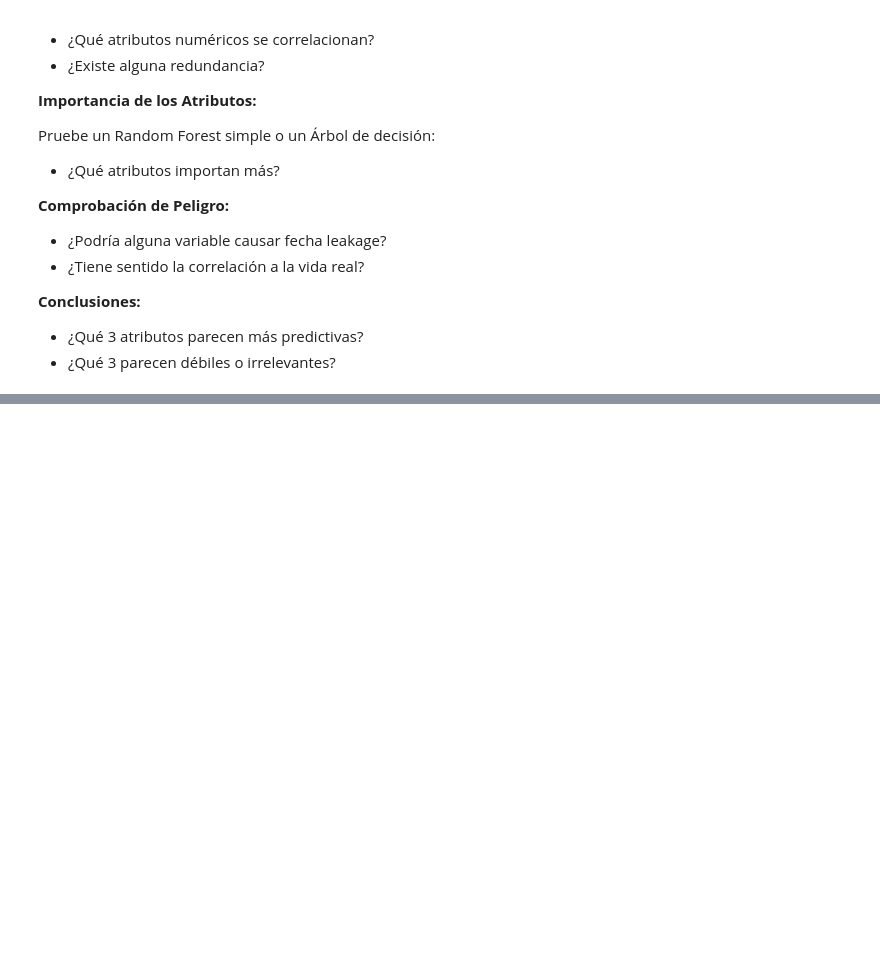
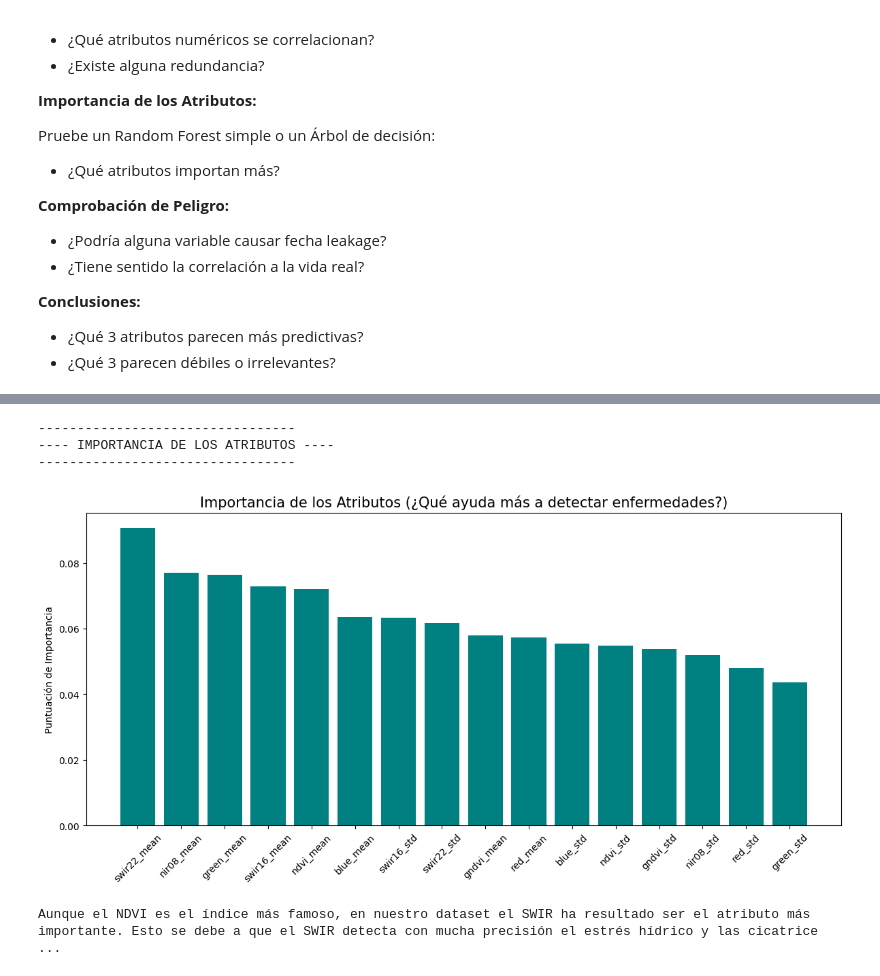
Before and after one commit to NIU1708803/Projecte_VC, a Jupyter notebook: notebooks/01_Adquisicion_y_Preprocesamiento_Satelital.ipynb, the cells around one changed output, grey strips where cells are left out. Cells and saved outputs as stored; diff of their text form; code cells hidden in the pictures; blank space fills up the shorter version.

Commit message:
Completados apartados de importancia de variables y predicciones

```diff
--- a/notebooks/01_Adquisicion_y_Preprocesamiento_Satelital.ipynb
+++ b/notebooks/01_Adquisicion_y_Preprocesamiento_Satelital.ipynb
@@ -594,3 +595,40 @@ El mapa de correlación confirma que existen atributos redundantes, especialment
 | 0 | Alta variabilidad | 15 |
 | 1 | Baja variabilidad | 3 |
 Sin embargo, la tabla de variabilidad muestra que la gran mayoría de las bandas (83%) cambian de valor entre campos, lo que significa que los sensores están captando detalles reales del terreno en tod ...
+# %%
+print("\n---------------------------------")
+print("---- IMPORTANCIA DE LOS ATRIBUTOS ----")
+print("---------------------------------\n")
+
+# 1. Preparar los datos
+# Quitamos las columnas que no son "números" para el modelo (IDs, coordenadas, etc.)
+# Y eliminamos filas con valores nulos (NaN) en los índices
+df_ml = df.dropna(subset=['ndvi_mean', 'gndvi_mean'])
+X = df_ml.drop(columns=['id_campo', 'estado', 'lat', 'lon'])
+y = df_ml['estado']
+
+# 2. Entrenar un Random Forest rápido
+rf = RandomForestClassifier(n_estimators=100, random_state=42)
+rf.fit(X, y)
+
+# 3. Extraer y ordenar la importancia de los atributos
+importancias = rf.feature_importances_
+indices = np.argsort(importancias)[::-1]
+nombres_features = X.columns
+
+# 4. Graficar
+plt.figure(figsize=(12, 6))
+plt.title("Importancia de los Atributos (¿Qué ayuda más a detectar enfermedades?)", fontsize=15)
+plt.bar(range(X.shape[1]), importancias[indices], color="teal", align="center")
+plt.xticks(range(X.shape[1]), [nombres_features[i] for i in indices], rotation=45)
+plt.ylabel("Puntuación de Importancia")
+plt.tight_layout()
+plt.show()
+
+print("Aunque el NDVI es el índice más famoso, en nuestro dataset el SWIR ha resultado ser el atributo más importante. Esto se debe a que el SWIR detecta con mucha precisión el estrés hídrico y las cicatrices de incendios, permitiendo al modelo separar las clases de 'sequía' e 'incendio' con mayor facilidad que usando solo el espectro visible o el NDVI tradicional.")
+# %% [output]
+---------------------------------
+---- IMPORTANCIA DE LOS ATRIBUTOS ----
+---------------------------------
+[figure, added]
+Aunque el NDVI es el índice más famoso, en nuestro dataset el SWIR ha resultado ser el atributo más importante. Esto se debe a que el SWIR detecta con mucha precisión el estrés hídrico y las cicatrice ...
```
Also changed, not shown: parts of 9 cells of this notebook.
